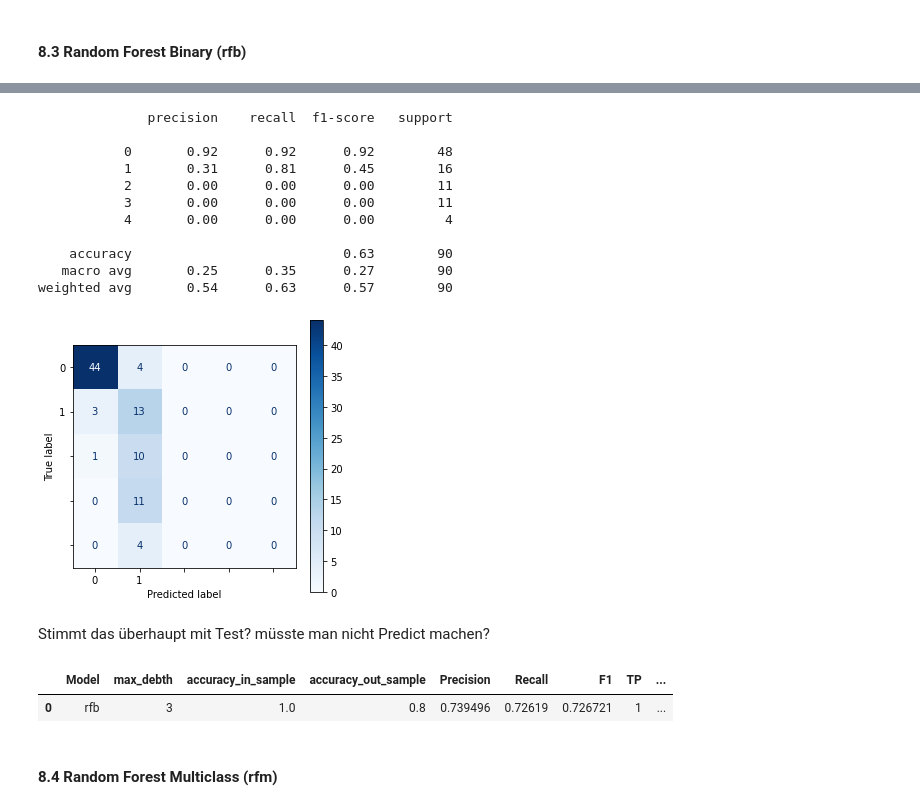
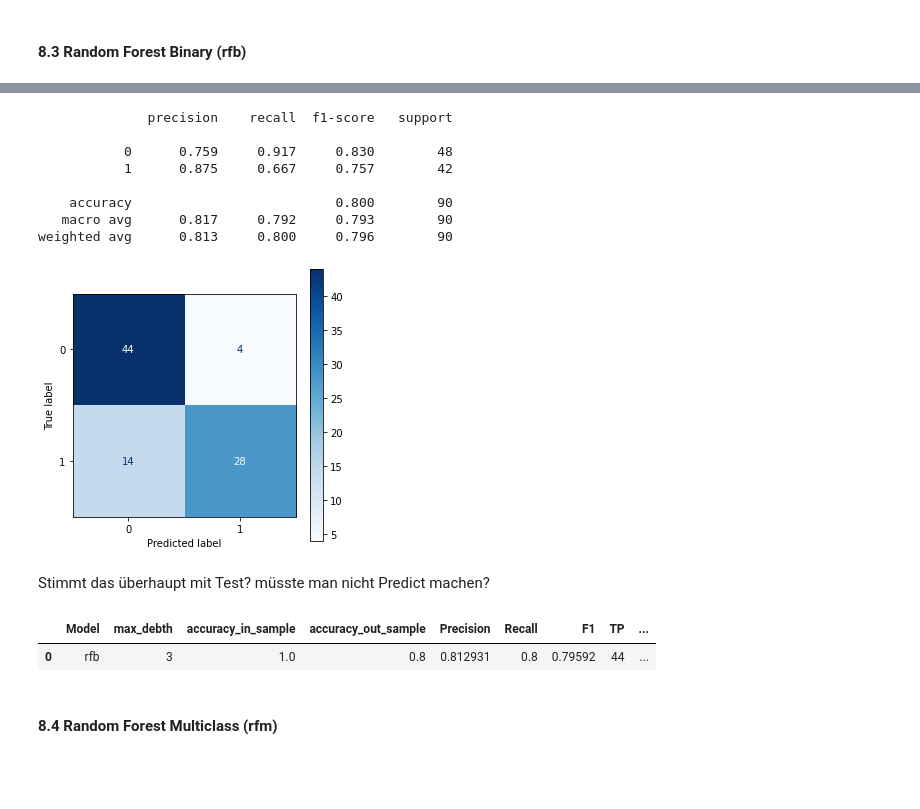
Before and after one commit to Liomat97/Machine-Learning, a Jupyter notebook: Test.ipynb, the cells around one changed output, grey strips where cells are left out. Saved outputs shown, nothing was run; the diff lists cells and outputs as text; code cells hidden in the pictures; blank space fills up the shorter version.

```diff
--- a/Test.ipynb
+++ b/Test.ipynb
@@ -1008,26 +872,38 @@ from sklearn import metrics
 # %%
 from sklearn.metrics import classification_report, accuracy_score
+from sklearn.metrics import roc_auc_score
+from sklearn.metrics import roc_curve, auc
+from sklearn.metrics import accuracy_score
+from sklearn.metrics import precision_score
+from sklearn.metrics import recall_score
+from sklearn import metrics
 
-rbf_report = rfb.predict(x_multi_test)
-print(classification_report(y_multi_test, rbf_report))
+y_predict = rfb.predict(x_binary_test)
+rfb_report = classification_report(y_binary_test, y_predict, output_dict=True, digits=3)
+print(classification_report(y_binary_test, y_predict, digits=3))
 # %% [output]
               precision    recall  f1-score   support
 
-           0       0.92      0.92      0.92        48
-           1       0.31      0.81      0.45        16
-           2       0.00      0.00      0.00        11
-           3       0.00      0.00      0.00        11
-           4       0.00      0.00      0.00         4
+           0      0.759     0.917     0.830        48
+           1      0.875     0.667     0.757        42
 
-    accuracy                           0.63        90
-   macro avg       0.25      0.35      0.27        90
-weighted avg       0.54      0.63      0.57        90
+    accuracy                          0.800        90
+   macro avg      0.817     0.792     0.793        90
+weighted avg      0.813     0.800     0.796        90
 # %%
+from sklearn.metrics import confusion_matrix
+from sklearn.metrics import plot_confusion_matrix
+cm = confusion_matrix(y_binary_test, y_predict)
+TP = cm[0][0]
+FP = cm[0][1]
+FN = cm[1][0]
+TN = cm[1][1]
+
 fig, ax = plt.subplots(figsize=(5, 5))
-plot_confusion_matrix(rfb, x_multi_test, y_multi_test, display_labels= None, cmap=plt.cm.Blues, ax=ax)
+plot_confusion_matrix(rfb, x_binary_test, y_binary_test, display_labels= None, cmap=plt.cm.Blues, ax=ax)
 plt.show()
 # %% [output]
-[figure, old version]
+[figure, new version]
 # %% [markdown]
 Stimmt das überhaupt mit Test? müsste man nicht Predict machen?
 # %%
@@ -1035,22 +911,22 @@ model = 'rfb'
 max_debth = 3
 accuracy_in_sample = rfb.score(x_binary_train, y_binary_train)
 accuracy_out_sample = rfb.score(x_binary_test, y_binary_test)
-Precision = report['macro avg']['precision']
-Recall = report['macro avg']['recall']
-F1 = report['macro avg']['f1-score']
-TP = 1
-TN = 1
-FP = 1
-FN = 1
+Precision = rfb_report['weighted avg']['precision']
+Recall = rfb_report['weighted avg']['recall']
+F1 = rfb_report['weighted avg']['f1-score']
+TP = TP
+TN = TN
+FP = FP
+FN = FN
+
+#Append the Results from the Loop to the existing Dataframe:
+rfb_temp = [(model, max_debth, accuracy_in_sample, accuracy_out_sample, Precision, Recall, F1, TP, TN, FP, FN)]
+rfb_results = pd.DataFrame(rfb_temp)
+rfb_results.rename(columns= {0:'Model', 1:'max_debth', 2:'accuracy_in_sample', 3:'accuracy_out_sample', 4:'Precision', 5:'Recall', 6:'F1', 7:'TP', 8:'TN', 9:'FP', 10:'FN' }, inplace = True)
+rfb_results
+# %% [output]
+|  | Model | max_debth | accuracy_in_sample | accuracy_out_sample | Precision | Recall | F1 | TP | ... |
+| 0 | rfb | 3 | 1.0 | 0.8 | 0.812931 | 0.8 | 0.79592 | 44 | ... |
-# %%
-#Append the Results from the Loop to the existing Dataframe:
-rfb_temp = [(model, max_debth, accuracy_in_sample, accuracy_out_sample, Precision, Recall, F1, TP, TN, FP, FN)]
-rfb_results = pd.DataFrame(rfb_temp)
-rfb_results.rename(columns= {0:'Model', 1:'max_debth', 2:'accuracy_in_sample', 3:'accuracy_out_sample', 4:'Precision', 5:'Recall', 6:'F1', 7:'TP', 8:'TN', 9:'FP', 10:'FN' }, inplace = True)
-rfb_results
-# %% [output]
-|  | Model | max_debth | accuracy_in_sample | accuracy_out_sample | Precision | Recall | F1 | TP | ... |
-| 0 | rfb | 3 | 1.0 | 0.8 | 0.739496 | 0.72619 | 0.726721 | 1 | ... |
 # %% [markdown]
 #### 8.4 Random Forest Multiclass (rfm)
 # %%
```
Also changed, not shown: parts of 58 cells of this notebook, 1 other file.
